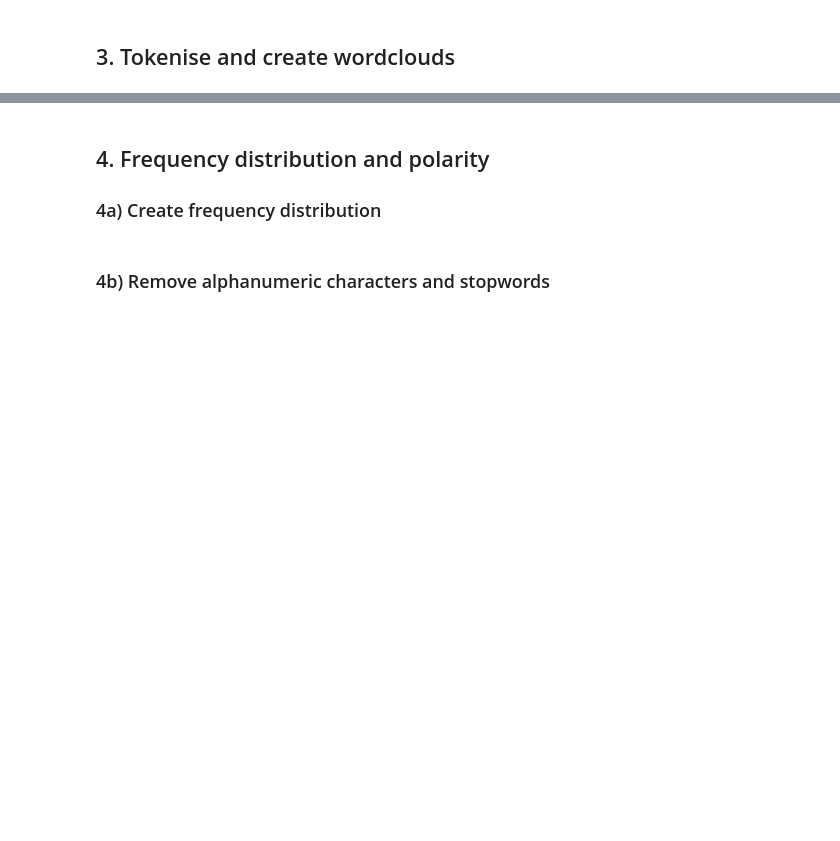
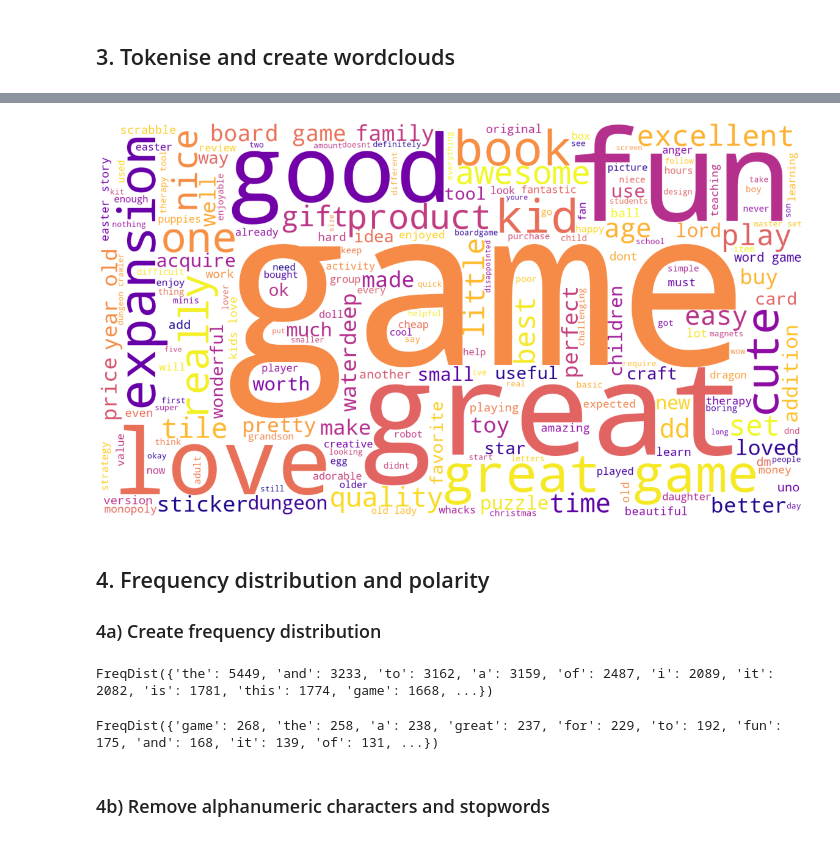
Before and after one commit to feinwc/LSE_DA301_assignment, a Jupyter notebook: Nai-Wen Chung_LSE_DA301_Assignment_EDA.ipynb, the cells around one changed output, grey strips where cells are left out. Drawn from its saved outputs; the diff is of its cells as text; code cells hidden in the pictures; blank space fills up the shorter version.

```diff
--- a/Nai-Wen Chung_LSE_DA301_Assignment_EDA.ipynb
+++ b/Nai-Wen Chung_LSE_DA301_Assignment_EDA.ipynb
@@ -666,5 +726,6 @@ ModuleNotFoundError: No module named 'wordcloud'
 # %%
 # Summary: Change all to lower case and join with a space.
+df3['summary'] = df3['summary'].apply(lambda x: " ".join(x.lower() for x in x.split()))
 # %% [markdown]
 ### 2b) Replace punctuation in each of the columns respectively (review and summary)
 # %%
@@ -698,0 +864,6 @@ ModuleNotFoundError: No module named 'wordcloud'
+# %%
+# Apply tokenisation to both columns.
+summary1['tokens'] = summary1['summary'].apply(word_tokenize)
+
+# View DataFrame.
+summary1
@@ -703,12 +913,44 @@ ModuleNotFoundError: No module named 'wordcloud'
 # %%
 # Summary: Create a word cloud.
+# Define an empty list of tokens.
+all_summary_tokens = []
+
+for i in range(summary1.shape[0]):
+    all_summary_tokens = all_summary_tokens + summary1['tokens'][i]
+
+# Define an empty string variable for WordCloud.
+summary1_string = ''
+for value in all_summary_tokens:
+    summary1_string = summary1_string + value + ' '
+
+wordcloud_sum = WordCloud(width = 1600, height = 900,
+                background_color ='white',
+                colormap='plasma',
+                min_font_size = 10).generate(summary1_string)
 # %%
 # Summary: Plot the WordCloud image.
+plt.figure(figsize = (16,9), facecolor= None)
+plt.imshow(wordcloud_sum)
+plt.axis('off')
+plt.tight_layout(pad = 0)
+plt.show()
+# %% [output]
+[figure, added]
 # %% [markdown]
 ## 4. Frequency distribution and polarity
 ### 4a) Create frequency distribution
 # %%
-# Determine the frequency distribution.
+# Determine the frequency distribution (remember to use a list).
+fdist_review = FreqDist(all_review_tokens)
+fdist_review
+# %% [output]
+FreqDist({'the': 5449, 'and': 3233, 'to': 3162, 'a': 3159, 'of': 2487, 'i': 2089, 'it': 2082, 'is': 1781, 'this': 1774, 'game': 1668, ...})
+# %%
+# Determine the frequency distribution (remember to use a list).
+fdist_sum = FreqDist(all_summary_tokens)
+fdist_sum
+# %% [output]
+FreqDist({'game': 268, 'the': 258, 'a': 238, 'great': 237, 'for': 229, 'to': 192, 'fun': 175, 'and': 168, 'it': 139, 'of': 131, ...})
 # %% [markdown]
 ### 4b) Remove alphanumeric characters and stopwords
 # %%
```
Also changed, not shown: parts of 39 cells of this notebook.
